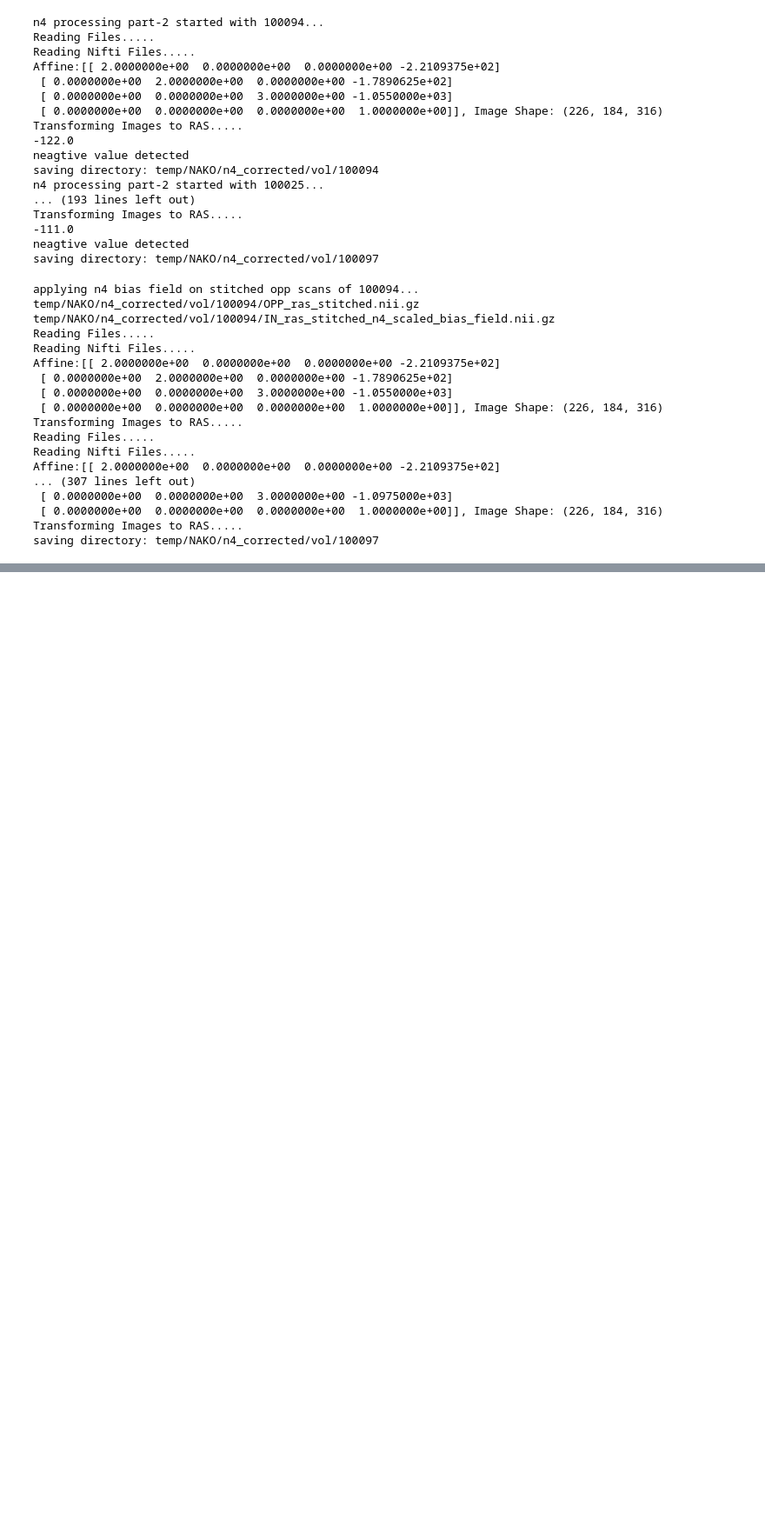
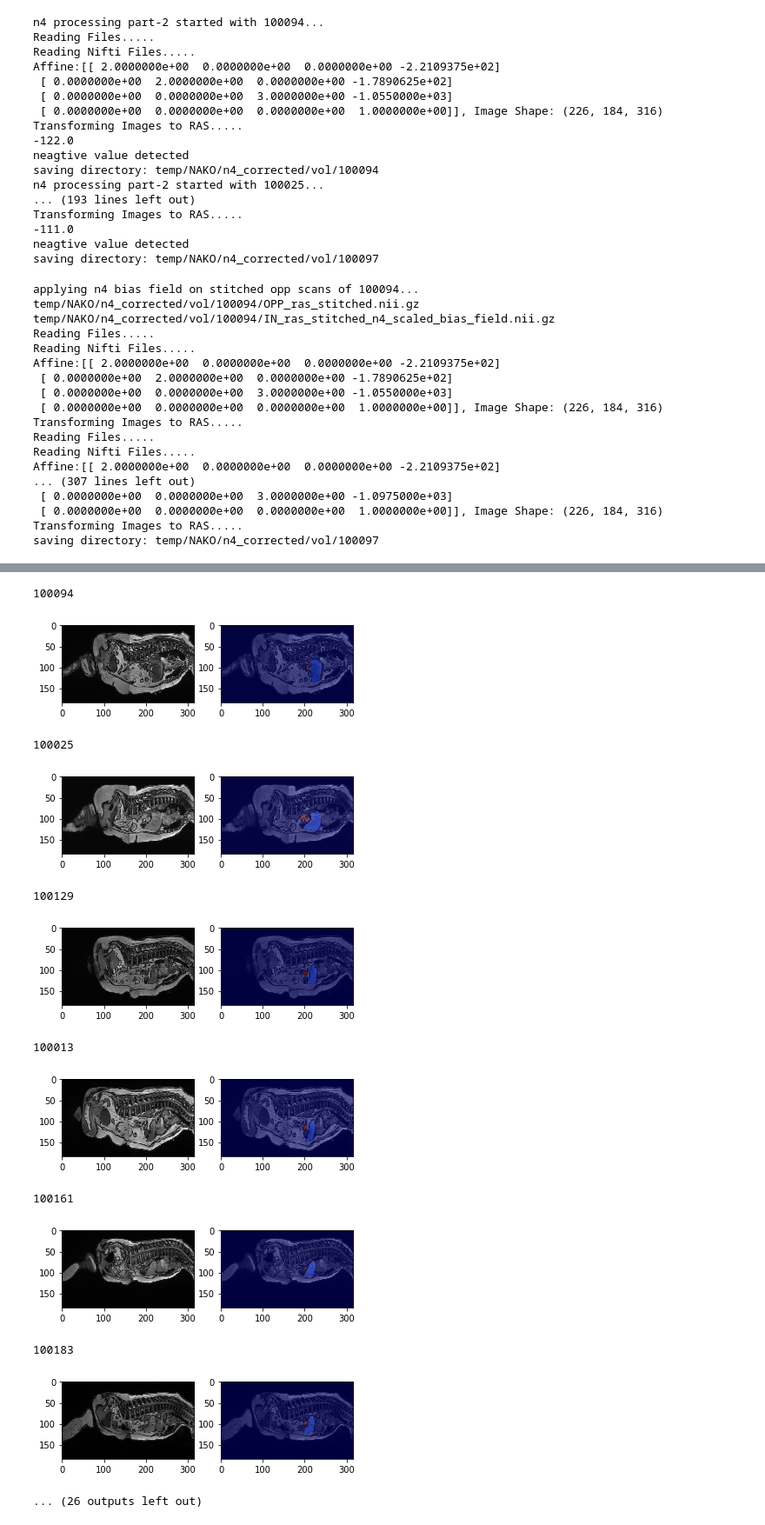
Before and after one commit to ai-med/AbdomenNet, a Jupyter notebook: quickNAT_pytorch/create_datasets/NAKO-Process.ipynb, the cells around one changed output, grey strips where cells are left out. Shown at 87% size. Drawn from its saved outputs; the diff is of its cells as text; code cells hidden in the pictures; blank space fills up the shorter version.

```diff
--- a/quickNAT_pytorch/create_datasets/NAKO-Process.ipynb
+++ b/quickNAT_pytorch/create_datasets/NAKO-Process.ipynb
@@ -92,6 +85,8 @@ for vol in file_paths.keys():
 for vol in file_paths.keys():
     if one_time_n4_optimization:
         break
+    if vol_to_check_list is not None and vol not in vol_to_check_list:
+        continue
     print(f'applying n4 bias field on opp scans of {vol}...')
     vol_parts = [[read_ras(opp_file), read_ras(n4_counterpart['IN_BIAS']), opp_file] for opp_file, n4_counterpart in zip(file_paths[vol]['VOLUME_PATHS']['OPP'],n4_dict[vol])]
     idx = 0
@@ -104,8 +99,11 @@ for vol in file_paths.keys():
 # STITCHING VOL PARTS HERE
 for vol in file_paths.keys():
     print(f'started with {vol}...')
+    if vol_to_check_list is not None and vol not in vol_to_check_list:
+        continue
     create_if_not(f'{n4_corrected_data_dir}/vol/{vol}')
     file_paths[vol]['ONE'] = {}
+#     file_paths[vol]['ONE_ORIG'] = {}
     for modality_key in file_paths[vol]['VOLUME_PATHS'].keys():
         print(f"processing {modality_key}")
         orig_modal_key = modality_key
@@ -120,7 +118,9 @@ for vol in file_paths.keys():
 
         ras_stitched = multi_vol_stitching(vol_parts)
         save_volume(ras_stitched, f'{n4_corrected_data_dir}/vol/{vol}/{modality_key}_ras_stitched')
+#         save_volume(ras_stitched_orig, f'{n4_corrected_data_dir}/vol/{vol}/{modality_key}_ras_stitched_orig')
         file_paths[vol]['ONE'][f'{orig_modal_key}'] = f'{n4_corrected_data_dir}/vol/{vol}/{modality_key}_ras_stitched.nii.gz'
+#         file_paths[vol]['ONE_ORIG'][f'{orig_modal_key}'] = f'{n4_corrected_data_dir}/vol/{vol}/{modality_key}_ras_stitched_orig.nii.gz'
 # %% [output]
 started with 100094...
 processing OPP
@@ -143,6 +143,8 @@ saving directory: temp/NAKO/n4_corrected/vol/100097
 # RESCALING INTENSITIES OF STITCHED VOLUME ABOVE 0
 n4_dict = {}
 for vol in file_paths.keys():
+    if vol_to_check_list is not None and vol not in vol_to_check_list:
+        continue
     print(f'n4 processing part-2 started with {vol}...')
     n4_dict[vol] = {}
     in_stitched_file_path, in_stitched_img = file_paths[vol]['ONE']['IN'], read_ras(file_paths[vol]['ONE']['IN'])
@@ -168,6 +170,8 @@ saving directory: temp/NAKO/n4_corrected/vol/100097
 # %%
 # TODO: EXECUTE 'sudo sh ./n4-anne-2.sh' from command line for n4 bais field generation of all in imgs.
 for vol in file_paths.keys():
+    if vol_to_check_list is not None and vol not in vol_to_check_list:
+        continue
     print(f'applying n4 bias field on stitched opp scans of {vol}...')
 
     opp_file = file_paths[vol]['ONE']['OPP']
@@ -388,6 +437,22 @@ Affine:[[ 2.0000000e+00  0.0000000e+00  0.0000000e+00 -2.2359375e+02]
  [ 0.0000000e+00  0.0000000e+00  0.0000000e+00  1.0000000e+00]], Image Shape: (226, 184, 316)
 [figure]
 ... (65 outputs left out)
+# %%
+visualize_overlay(file_paths)
+# %% [output]
+100094
+[figure, added]
+100025
+[figure, added]
+100129
+[figure, added]
+100013
+[figure, added]
+100161
+[figure, added]
+100183
+[figure, added]
+... (26 outputs left out)
 # %%
 # file_dict=
 # {
```
Also changed, not shown: parts of 6 cells of this notebook, 10 other files.
